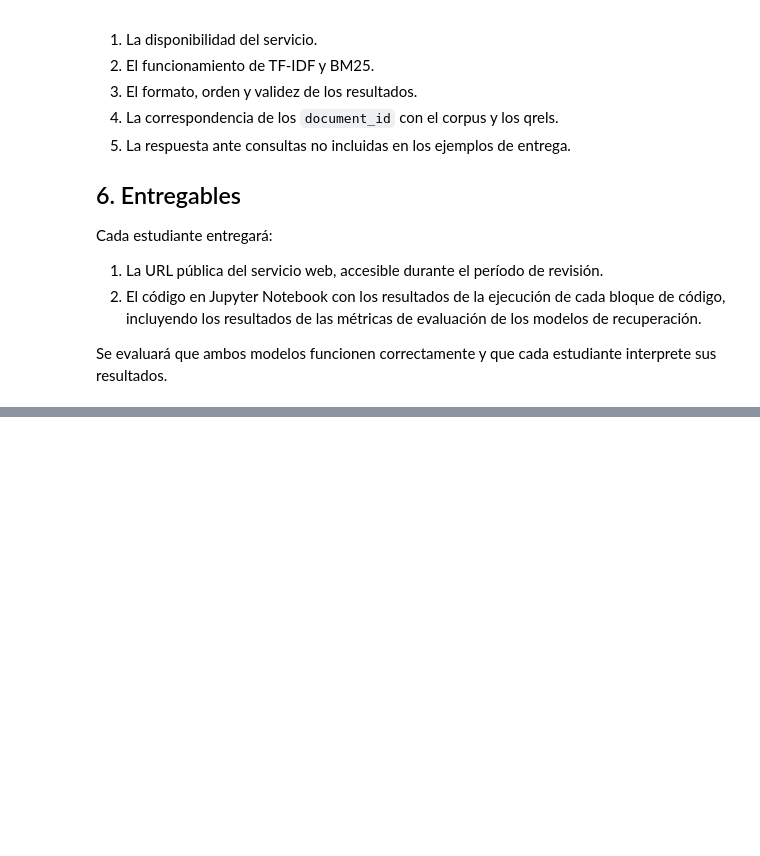
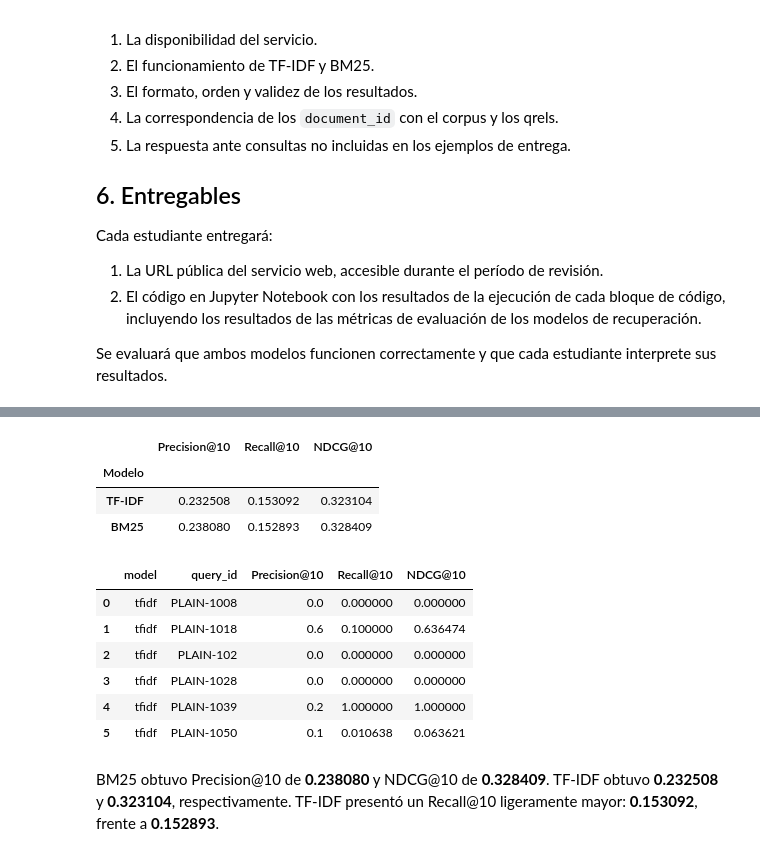
Before and after one commit to JASL22/examen1bimJhonnSaeteros, a Jupyter notebook: examen1bim_Jhonn_Saeteros.ipynb, the cells around one changed output, grey strips where cells are left out. Cells and saved outputs as stored; diff of their text form; code cells hidden in the pictures; blank space fills up the shorter version.

```diff
--- a/examen1bim_Jhonn_Saeteros.ipynb
+++ b/examen1bim_Jhonn_Saeteros.ipynb
@@ -628,0 +289,28 @@ BM25 obtuvo Precision@10 de **0.238080** y NDCG@10 de **0.328409**, frente a **0
+# %%
+per_query, summary, runs = evaluate(index, queries, qrels, 10)
+per_query.to_csv(ARTIFACTS / 'metrics_per_query.csv', index=False)
+summary.to_csv(ARTIFACTS / 'metrics_summary.csv')
+
+display(summary.rename_axis('Modelo').rename(index={'tfidf': 'TF-IDF', 'bm25': 'BM25'}).style.format('{:.6f}'))
+display(per_query.head(6))
+
+tf, bm = summary.loc['tfidf'], summary.loc['bm25']
+display(Markdown(
+    f"BM25 obtuvo Precision@10 de **{bm['Precision@10']:.6f}** y NDCG@10 de "
+    f"**{bm['NDCG@10']:.6f}**. TF-IDF obtuvo **{tf['Precision@10']:.6f}** y "
+    f"**{tf['NDCG@10']:.6f}**, respectivamente. TF-IDF presentó un Recall@10 "
+    f"ligeramente mayor: **{tf['Recall@10']:.6f}**, frente a **{bm['Recall@10']:.6f}**."
+))
+# %% [output]
+|  | Precision@10 | Recall@10 | NDCG@10 |
+| Modelo |  |  |  |
+| TF-IDF | 0.232508 | 0.153092 | 0.323104 |
+| BM25 | 0.238080 | 0.152893 | 0.328409 |
+|  | model | query_id | Precision@10 | Recall@10 | NDCG@10 |
+| 0 | tfidf | PLAIN-1008 | 0.0 | 0.000000 | 0.000000 |
+| 1 | tfidf | PLAIN-1018 | 0.6 | 0.100000 | 0.636474 |
+| 2 | tfidf | PLAIN-102 | 0.0 | 0.000000 | 0.000000 |
+| 3 | tfidf | PLAIN-1028 | 0.0 | 0.000000 | 0.000000 |
+| 4 | tfidf | PLAIN-1039 | 0.2 | 1.000000 | 1.000000 |
+| 5 | tfidf | PLAIN-1050 | 0.1 | 0.010638 | 0.063621 |
+BM25 obtuvo Precision@10 de **0.238080** y NDCG@10 de **0.328409**. TF-IDF obtuvo **0.232508** y **0.323104**, respectivamente. TF-IDF presentó un Recall@10 ligeramente mayor: **0.153092**, frente a **0.152893**.
```
Also changed, not shown: parts of 40 cells of this notebook.
